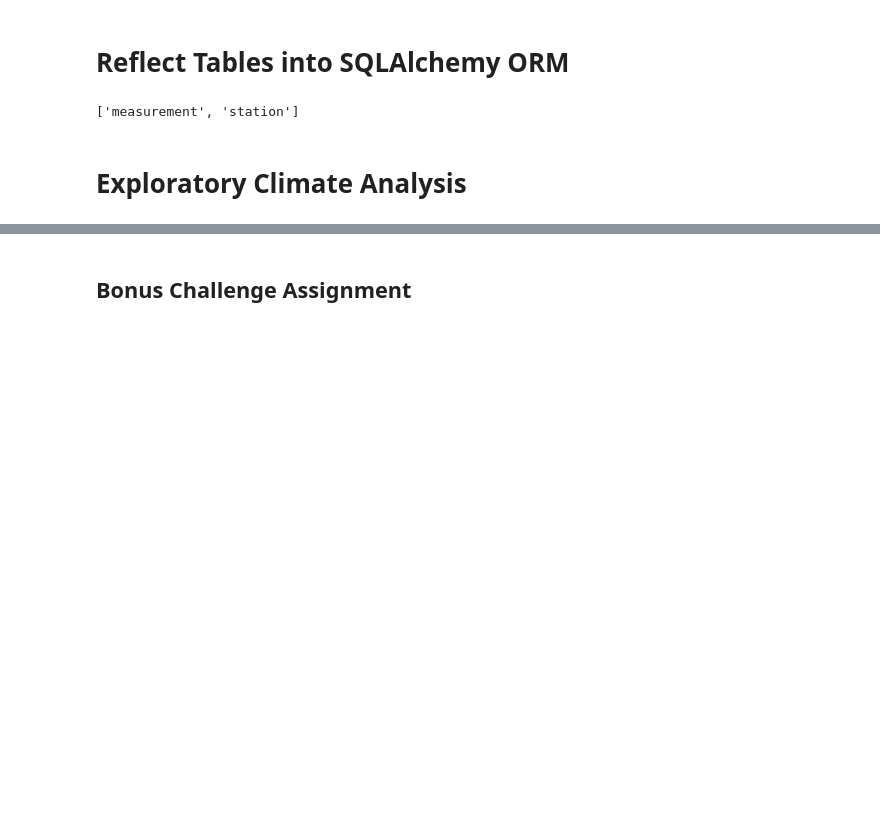
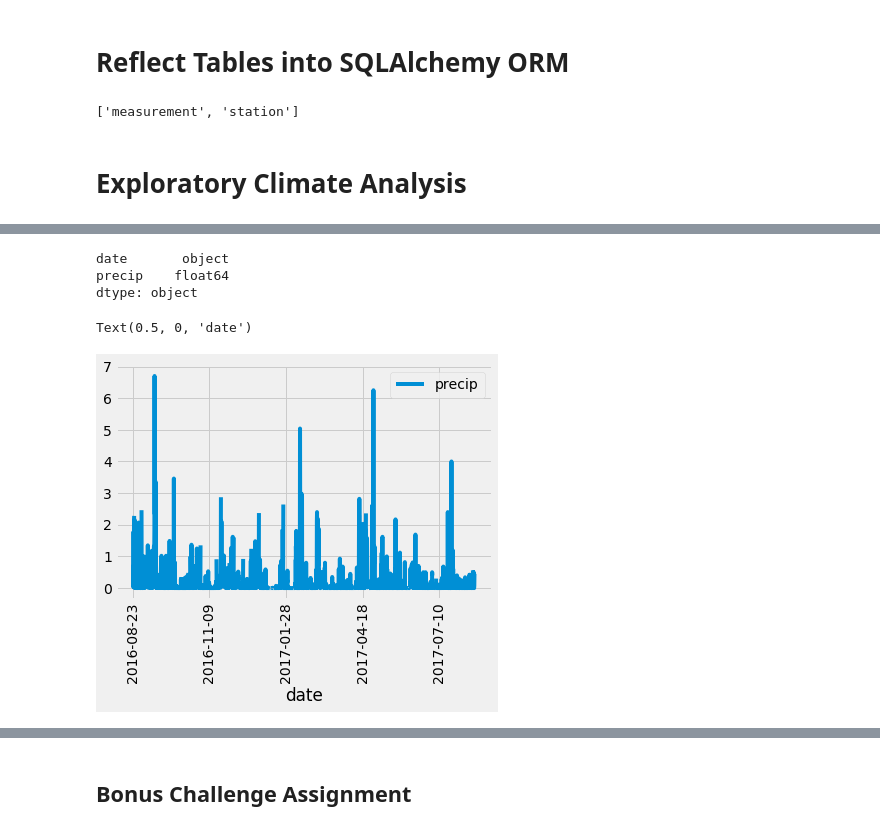
Before and after one commit to loucksjohn/SQLAlchemy_climate, a Jupyter notebook: climate_starter.ipynb, the cells around one changed output, grey strips where cells are left out. Drawn from its saved outputs; the diff is of its cells as text; code cells hidden in the pictures; blank space fills up the shorter version.

```diff
--- a/climate_starter.ipynb
+++ b/climate_starter.ipynb
@@ -40,12 +44,10 @@ session = Session(engine)
 # %%
 # Design a query to retrieve the last 12 months of precipitation data and plot the results
-
 # Calculate the date 1 year ago from the last data point in the database
 
+prev_year = dt.date(2017,8,23) - dt.timedelta(days=365)
 # Perform a query to retrieve the data and precipitation scores
-
-# Save the query results as a Pandas DataFrame and set the index to the date column
-
-# Sort the dataframe by date
-
-# Use Pandas Plotting with Matplotlib to plot the data
+sel = [Measurement.date, Measurement.prcp]
+rainfall = session.query(*sel).\
+    filter(Measurement.date >= prev_year).all()
+rainfall
@@ -51,0 +72,5 @@ session = Session(engine)
+# %%
+# Save the query results as a Pandas DataFrame and set the index to the date column
+rainfall_df = pd.DataFrame(rainfall, columns=['date','precip'])
+#rainfall_df.reset_index('date')
+rainfall_df
@@ -52,2 +91,17 @@ session = Session(engine)
+# %%
+# Sort the dataframe by date
+rainfall_df.sort_values("date", inplace=True)
+rainfall_df.dtypes
+# %% [output]
+date       object
+precip    float64
+dtype: object
+# %%
+# Use Pandas Plotting with Matplotlib to plot the data
+rainfall_df.plot(x="date", y="precip",rot=90)
+plt.xlabel("date")
+# %% [output]
+Text(0.5, 0, 'date')
+[figure, added]
 # %%
 # Use Pandas to calcualte the summary statistics for the precipitation data
```
Also changed, not shown: parts of 8 cells of this notebook.
